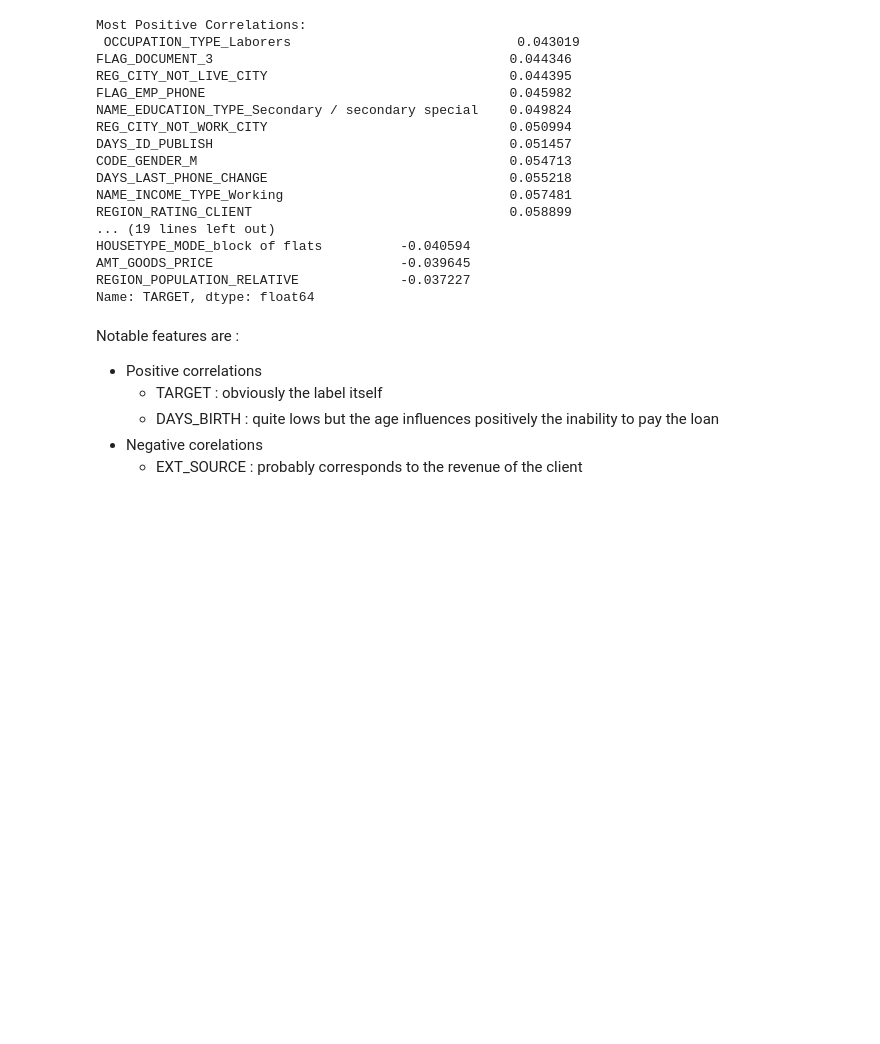
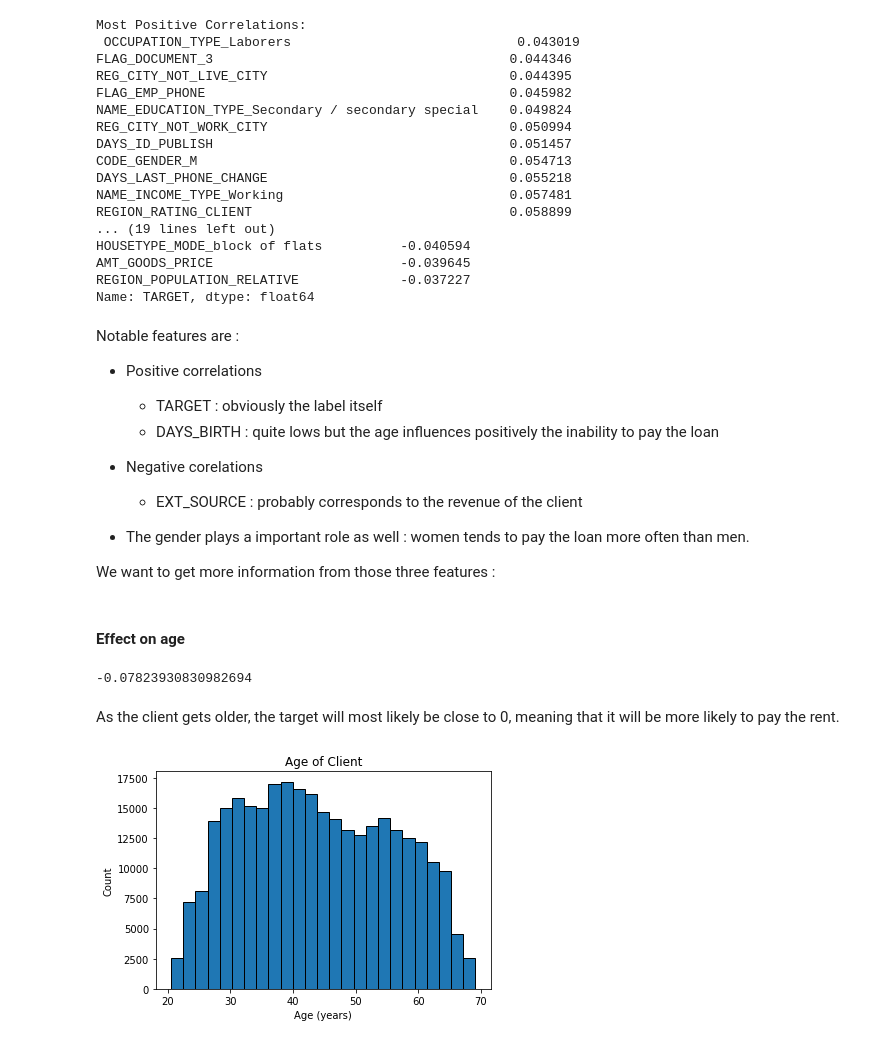
Before and after one commit to shunbolt/BDA-Project-Tran-Torrado-EFREI, a Jupyter notebook: notebooks/1.0-Tran-inital-data-exploration.ipynb, the cells around one changed output. Drawn from its saved outputs; the diff is of its cells as text; code cells hidden in the pictures; blank space fills up the shorter version.

```diff
--- a/notebooks/1.0-Tran-inital-data-exploration.ipynb
+++ b/notebooks/1.0-Tran-inital-data-exploration.ipynb
@@ -227,3 +227,22 @@ Notable features are :
      - DAYS_BIRTH : quite lows but the age influences positively the inability to pay the loan
  - Negative corelations
      - EXT_SOURCE : probably corresponds to the revenue of the client
+
+ - The gender plays a important role as well : women tends to pay the loan more often than men.
+
+We want to get more information from those three features :
+# %% [markdown]
+#### Effect on age
+# %%
+df_train['DAYS_BIRTH'] = abs(df_train['DAYS_BIRTH'])
+df_train['DAYS_BIRTH'].corr(df_train['TARGET'])
+# %% [output]
+-0.07823930830982694
+# %% [markdown]
+As the client gets older, the target will most likely be close to 0, meaning that it will be more likely to pay the rent.
+# %%
+# Plot the distribution of ages in years
+plt.hist(df_train['DAYS_BIRTH'] / 365, edgecolor = 'k', bins = 25)
+plt.title('Age of Client'); plt.xlabel('Age (years)'); plt.ylabel('Count');
+# %% [output]
+[figure, added]
```
Also changed, not shown: parts of 11 cells of this notebook.
